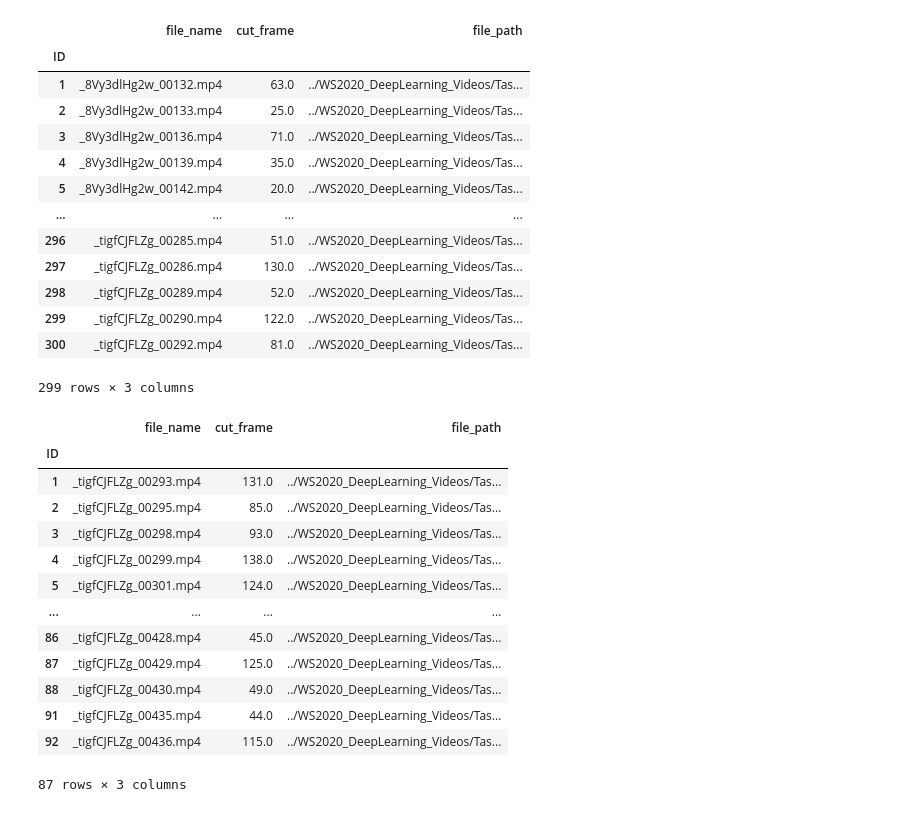
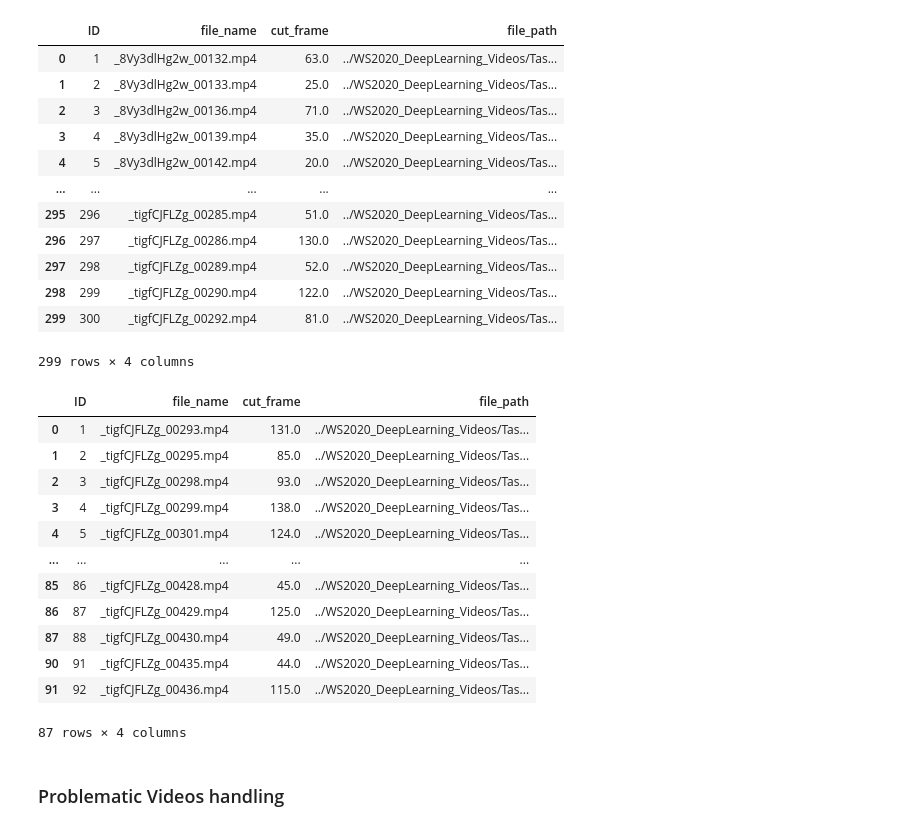
Before and after one commit to proohit/deep-learning-team6, a Jupyter notebook: 2a/preprocessing.ipynb, the cells around one changed output. Cells and saved outputs as stored; diff of their text form; code cells hidden in the pictures.

```diff
--- a/2a/preprocessing.ipynb
+++ b/2a/preprocessing.ipynb
@@ -1,61 +1,49 @@
 # %%
 import pandas as pd
 import os
 def get_csv_data(video_folder_name, fileName):
     data = pd.read_csv(fileName, sep=';')
     data.columns = ['ID', 'file_name', 'cut_frame']
     file_paths = []
     for entry in data.iloc():
         file_paths.append(video_folder_name + entry['file_name'])
     data['file_path'] = file_paths
-    data.set_index('ID', inplace=True, drop=True)
-#     data["cut_frame"] = pd.to_numeric(data["cut_frame"])
-    return data
-
-
-def get_videos_from_folder(video_folder_name):
-    video_files = []
-    for root, dirs, files in os.walk(video_folder_name):
-        for filename in files:
-            if '.mp4' in filename:
-                video_files.append({"file_name": filename, "file_path": video_folder_name + filename})
-    data = pd.DataFrame(video_files, columns=['file_name', 'file_path'])
     return data
 
 training = get_csv_data('../WS2020_DeepLearning_Videos/Task2_Training_Validation/', '../Task2_Training.csv')
 test = get_csv_data('../WS2020_DeepLearning_Videos/Task2_Test/', '../Task2_Test.csv')
 
 training.dropna(inplace=True)
 test.dropna(inplace=True)
 
 display(training)
 display(test)
 # %% [output]
-|  | file_name | cut_frame | file_path |
-| ID |  |  |  |
-| 1 | _8Vy3dlHg2w_00132.mp4 | 63.0 | ../WS2020_DeepLearning_Videos/Tas... |
-| 2 | _8Vy3dlHg2w_00133.mp4 | 25.0 | ../WS2020_DeepLearning_Videos/Tas... |
-| 3 | _8Vy3dlHg2w_00136.mp4 | 71.0 | ../WS2020_DeepLearning_Videos/Tas... |
-| 4 | _8Vy3dlHg2w_00139.mp4 | 35.0 | ../WS2020_DeepLearning_Videos/Tas... |
-| 5 | _8Vy3dlHg2w_00142.mp4 | 20.0 | ../WS2020_DeepLearning_Videos/Tas... |
-| ... | ... | ... | ... |
-| 296 | _tigfCJFLZg_00285.mp4 | 51.0 | ../WS2020_DeepLearning_Videos/Tas... |
-| 297 | _tigfCJFLZg_00286.mp4 | 130.0 | ../WS2020_DeepLearning_Videos/Tas... |
-| 298 | _tigfCJFLZg_00289.mp4 | 52.0 | ../WS2020_DeepLearning_Videos/Tas... |
-| 299 | _tigfCJFLZg_00290.mp4 | 122.0 | ../WS2020_DeepLearning_Videos/Tas... |
-| 300 | _tigfCJFLZg_00292.mp4 | 81.0 | ../WS2020_DeepLearning_Videos/Tas... |
+|  | ID | file_name | cut_frame | file_path |
+| 0 | 1 | _8Vy3dlHg2w_00132.mp4 | 63.0 | ../WS2020_DeepLearning_Videos/Tas... |
+| 1 | 2 | _8Vy3dlHg2w_00133.mp4 | 25.0 | ../WS2020_DeepLearning_Videos/Tas... |
+| 2 | 3 | _8Vy3dlHg2w_00136.mp4 | 71.0 | ../WS2020_DeepLearning_Videos/Tas... |
+| 3 | 4 | _8Vy3dlHg2w_00139.mp4 | 35.0 | ../WS2020_DeepLearning_Videos/Tas... |
+| 4 | 5 | _8Vy3dlHg2w_00142.mp4 | 20.0 | ../WS2020_DeepLearning_Videos/Tas... |
+| ... | ... | ... | ... | ... |
+| 295 | 296 | _tigfCJFLZg_00285.mp4 | 51.0 | ../WS2020_DeepLearning_Videos/Tas... |
+| 296 | 297 | _tigfCJFLZg_00286.mp4 | 130.0 | ../WS2020_DeepLearning_Videos/Tas... |
+| 297 | 298 | _tigfCJFLZg_00289.mp4 | 52.0 | ../WS2020_DeepLearning_Videos/Tas... |
+| 298 | 299 | _tigfCJFLZg_00290.mp4 | 122.0 | ../WS2020_DeepLearning_Videos/Tas... |
+| 299 | 300 | _tigfCJFLZg_00292.mp4 | 81.0 | ../WS2020_DeepLearning_Videos/Tas... |
-299 rows × 3 columns
+299 rows × 4 columns
-|  | file_name | cut_frame | file_path |
-| ID |  |  |  |
-| 1 | _tigfCJFLZg_00293.mp4 | 131.0 | ../WS2020_DeepLearning_Videos/Tas... |
-| 2 | _tigfCJFLZg_00295.mp4 | 85.0 | ../WS2020_DeepLearning_Videos/Tas... |
-| 3 | _tigfCJFLZg_00298.mp4 | 93.0 | ../WS2020_DeepLearning_Videos/Tas... |
-| 4 | _tigfCJFLZg_00299.mp4 | 138.0 | ../WS2020_DeepLearning_Videos/Tas... |
-| 5 | _tigfCJFLZg_00301.mp4 | 124.0 | ../WS2020_DeepLearning_Videos/Tas... |
-| ... | ... | ... | ... |
-| 86 | _tigfCJFLZg_00428.mp4 | 45.0 | ../WS2020_DeepLearning_Videos/Tas... |
-| 87 | _tigfCJFLZg_00429.mp4 | 125.0 | ../WS2020_DeepLearning_Videos/Tas... |
-| 88 | _tigfCJFLZg_00430.mp4 | 49.0 | ../WS2020_DeepLearning_Videos/Tas... |
-| 91 | _tigfCJFLZg_00435.mp4 | 44.0 | ../WS2020_DeepLearning_Videos/Tas... |
-| 92 | _tigfCJFLZg_00436.mp4 | 115.0 | ../WS2020_DeepLearning_Videos/Tas... |
+|  | ID | file_name | cut_frame | file_path |
+| 0 | 1 | _tigfCJFLZg_00293.mp4 | 131.0 | ../WS2020_DeepLearning_Videos/Tas... |
+| 1 | 2 | _tigfCJFLZg_00295.mp4 | 85.0 | ../WS2020_DeepLearning_Videos/Tas... |
+| 2 | 3 | _tigfCJFLZg_00298.mp4 | 93.0 | ../WS2020_DeepLearning_Videos/Tas... |
+| 3 | 4 | _tigfCJFLZg_00299.mp4 | 138.0 | ../WS2020_DeepLearning_Videos/Tas... |
+| 4 | 5 | _tigfCJFLZg_00301.mp4 | 124.0 | ../WS2020_DeepLearning_Videos/Tas... |
+| ... | ... | ... | ... | ... |
+| 85 | 86 | _tigfCJFLZg_00428.mp4 | 45.0 | ../WS2020_DeepLearning_Videos/Tas... |
+| 86 | 87 | _tigfCJFLZg_00429.mp4 | 125.0 | ../WS2020_DeepLearning_Videos/Tas... |
+| 87 | 88 | _tigfCJFLZg_00430.mp4 | 49.0 | ../WS2020_DeepLearning_Videos/Tas... |
+| 90 | 91 | _tigfCJFLZg_00435.mp4 | 44.0 | ../WS2020_DeepLearning_Videos/Tas... |
+| 91 | 92 | _tigfCJFLZg_00436.mp4 | 115.0 | ../WS2020_DeepLearning_Videos/Tas... |
-87 rows × 3 columns
+87 rows × 4 columns
+# %% [markdown]
+### Problematic Videos handling
```
Also changed, not shown: parts of 20 cells of this notebook, 1 other file.
